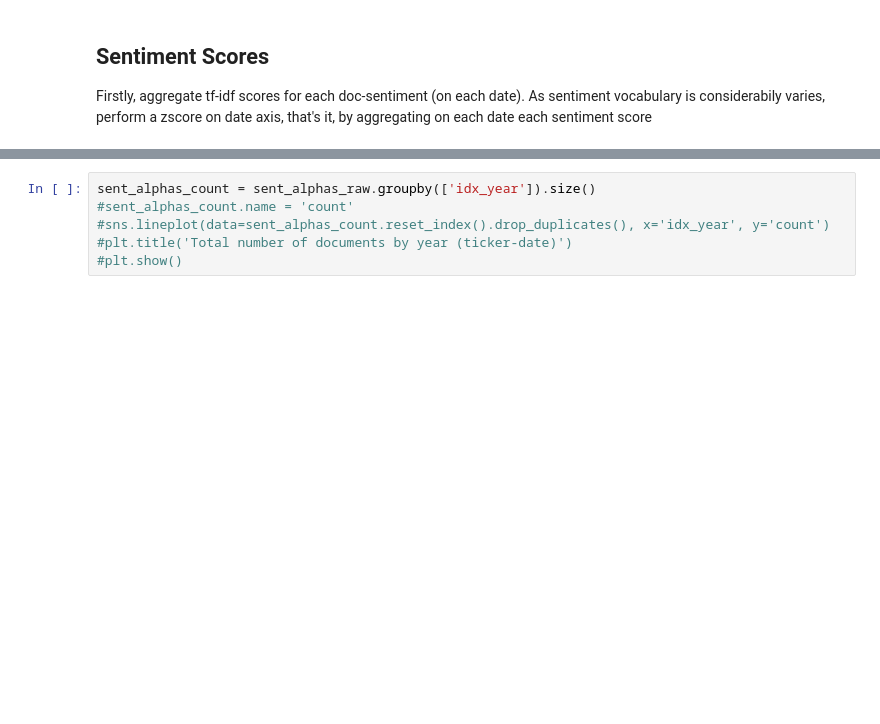
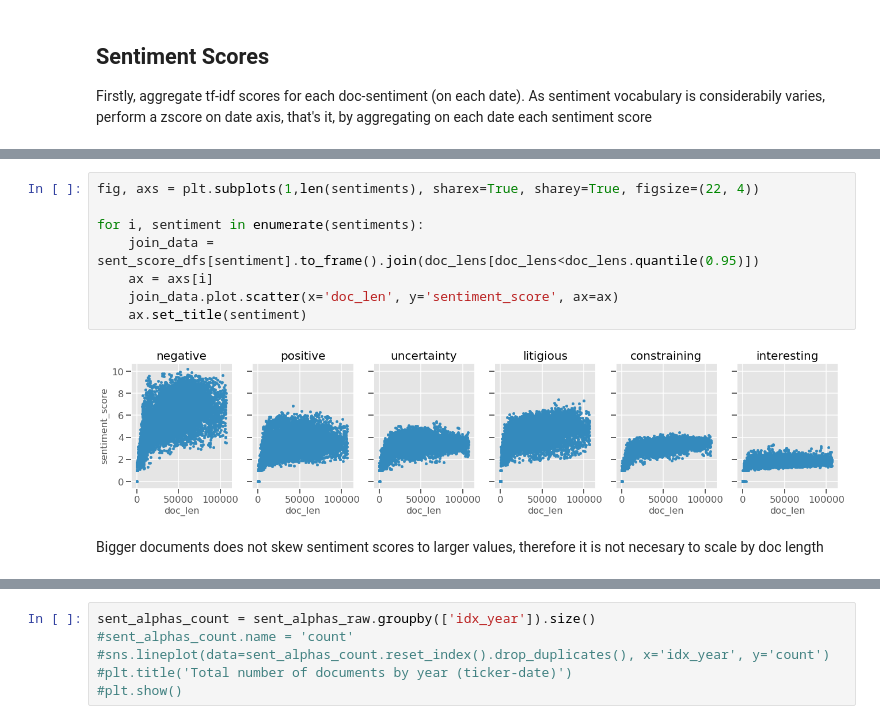
Before and after one commit to manualrg/dslab-ai-for-trading, a Jupyter notebook: notebooks/05_nlp_quant/02_10ksent_rulesent.ipynb, the cells around one changed output, grey strips where cells are left out. Saved outputs shown, nothing was run; the diff lists cells and outputs as text; blank space fills up the shorter version.

```diff
--- a/notebooks/05_nlp_quant/02_10ksent_rulesent.ipynb
+++ b/notebooks/05_nlp_quant/02_10ksent_rulesent.ipynb
@@ -210,3 +222,15 @@ for sent_key, tfidf_mat in tf_idf_by_sent.items():
+# %%
+fig, axs = plt.subplots(1,len(sentiments), sharex=True, sharey=True, figsize=(22, 4))
+
+for i, sentiment in enumerate(sentiments):
+    join_data = sent_score_dfs[sentiment].to_frame().join(doc_lens[doc_lens<doc_lens.quantile(0.95)])
+    ax = axs[i]
+    join_data.plot.scatter(x='doc_len', y='sentiment_score', ax=ax)
+    ax.set_title(sentiment)
+# %% [output]
+[figure, added]
+# %% [markdown]
+Bigger documents does not skew sentiment scores to larger values, therefore it is not necesary to scale by doc length
 # %%
 sent_score_dfs['positive'][example_ticker].plot(title='Positive raw sentiment score', label='amzn')
 sent_score_dfs['positive']['aapl'].plot(label='appl')
```
Also changed, not shown: parts of 14 cells of this notebook, 2 other files.
